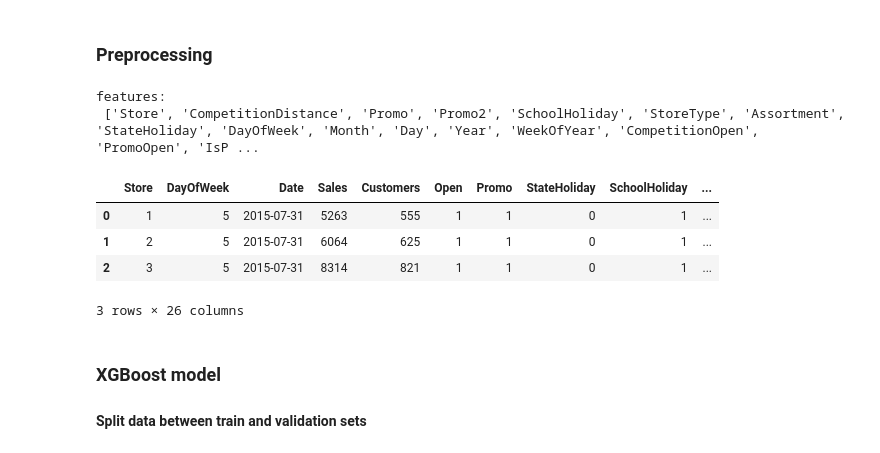
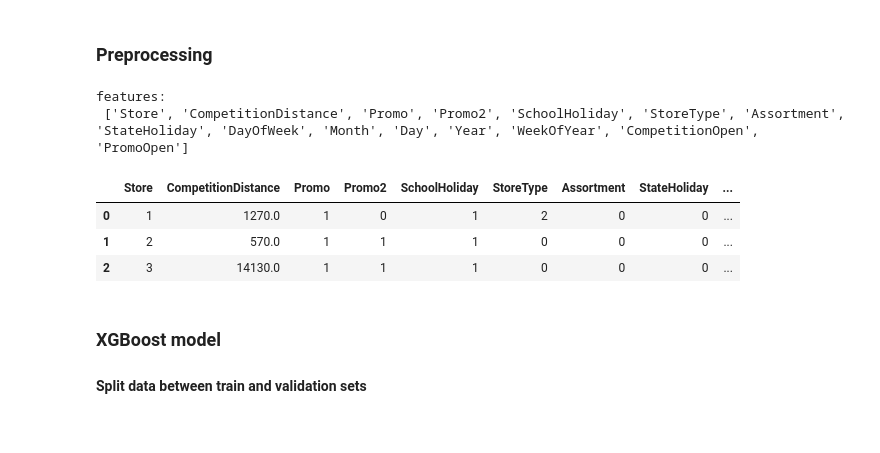
Before and after one commit to BWallyn/PredictSales, a Jupyter notebook: Rossmann_Stores_Analysis.ipynb, the cells around one changed output. Cells and saved outputs as stored; diff of their text form; code cells hidden in the pictures.

```diff
--- a/Rossmann_Stores_Analysis.ipynb
+++ b/Rossmann_Stores_Analysis.ipynb
@@ -571,17 +596,16 @@ closed_store_ids = test.loc[test["Open"] == 1, "Id"].values
 # %%
-train, features = preprocessing(train, store)
-test, _ = preprocessing(test, store)
+train_set, features = preprocessing(train, store)
+test_set, _ = preprocessing(test, store)
 # %%
-print("features: \n", features)
-train.head(3)
+print('features: \n', features)
+train_set[features].head(3)
 # %% [output]
 features:
- ['Store', 'CompetitionDistance', 'Promo', 'Promo2', 'SchoolHoliday', 'StoreType', 'Assortment', 'StateHoliday', 'DayOfWeek', 'Month', 'Day', 'Year', 'WeekOfYear', 'CompetitionOpen', 'PromoOpen', 'IsP ...
+ ['Store', 'CompetitionDistance', 'Promo', 'Promo2', 'SchoolHoliday', 'StoreType', 'Assortment', 'StateHoliday', 'DayOfWeek', 'Month', 'Day', 'Year', 'WeekOfYear', 'CompetitionOpen', 'PromoOpen']
-|  | Store | DayOfWeek | Date | Sales | Customers | Open | Promo | StateHoliday | SchoolHoliday | ... |
-| 0 | 1 | 5 | 2015-07-31 | 5263 | 555 | 1 | 1 | 0 | 1 | ... |
-| 1 | 2 | 5 | 2015-07-31 | 6064 | 625 | 1 | 1 | 0 | 1 | ... |
-| 2 | 3 | 5 | 2015-07-31 | 8314 | 821 | 1 | 1 | 0 | 1 | ... |
+|  | Store | CompetitionDistance | Promo | Promo2 | SchoolHoliday | StoreType | Assortment | StateHoliday | ... |
+| 0 | 1 | 1270.0 | 1 | 0 | 1 | 2 | 0 | 0 | ... |
+| 1 | 2 | 570.0 | 1 | 1 | 1 | 0 | 0 | 0 | ... |
+| 2 | 3 | 14130.0 | 1 | 1 | 1 | 0 | 0 | 0 | ... |
-3 rows × 26 columns
 # %% [markdown]
 ### XGBoost model
 #### Split data between train and validation sets
```
Also changed, not shown: parts of 92 cells of this notebook, 12 other files.
